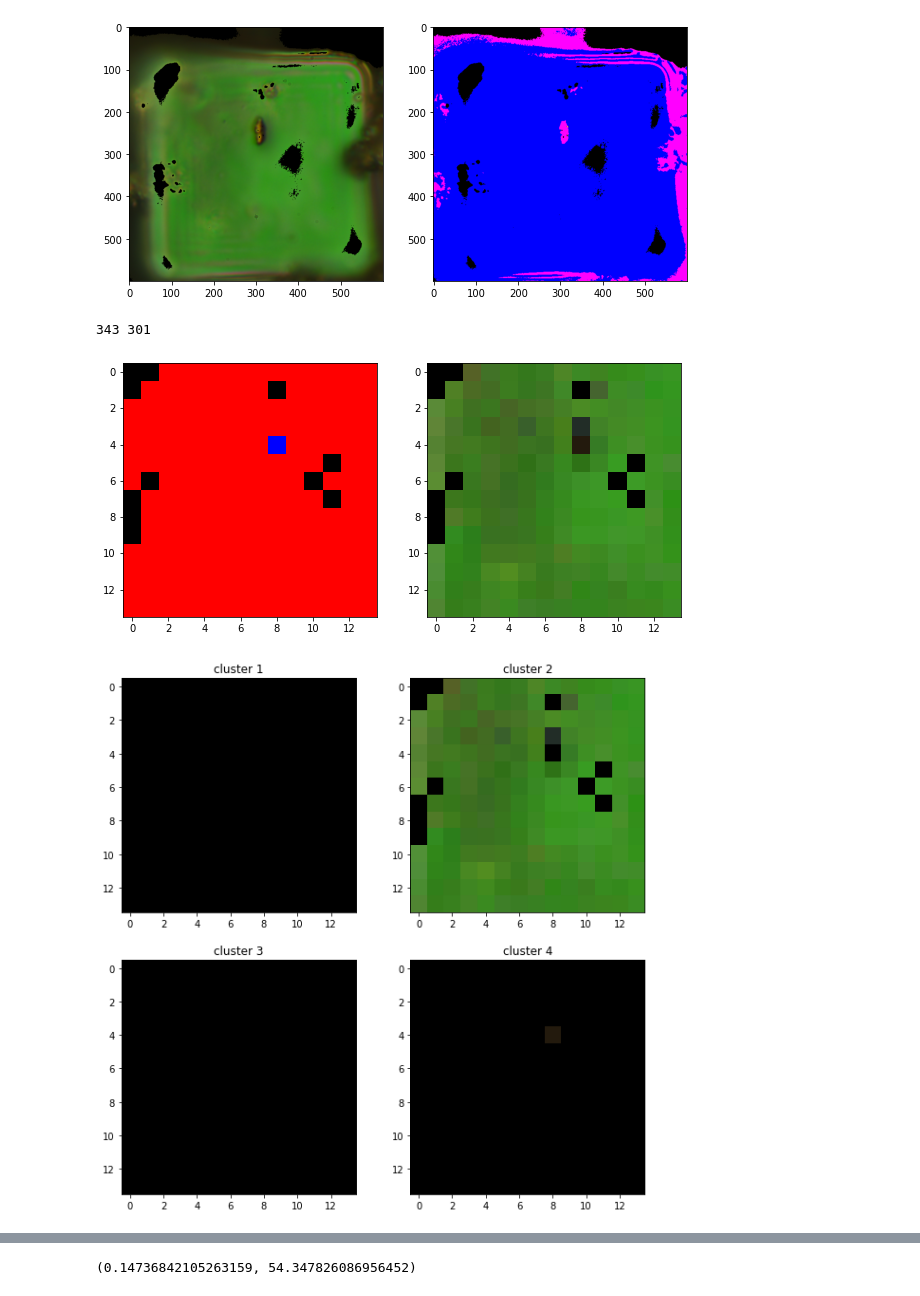
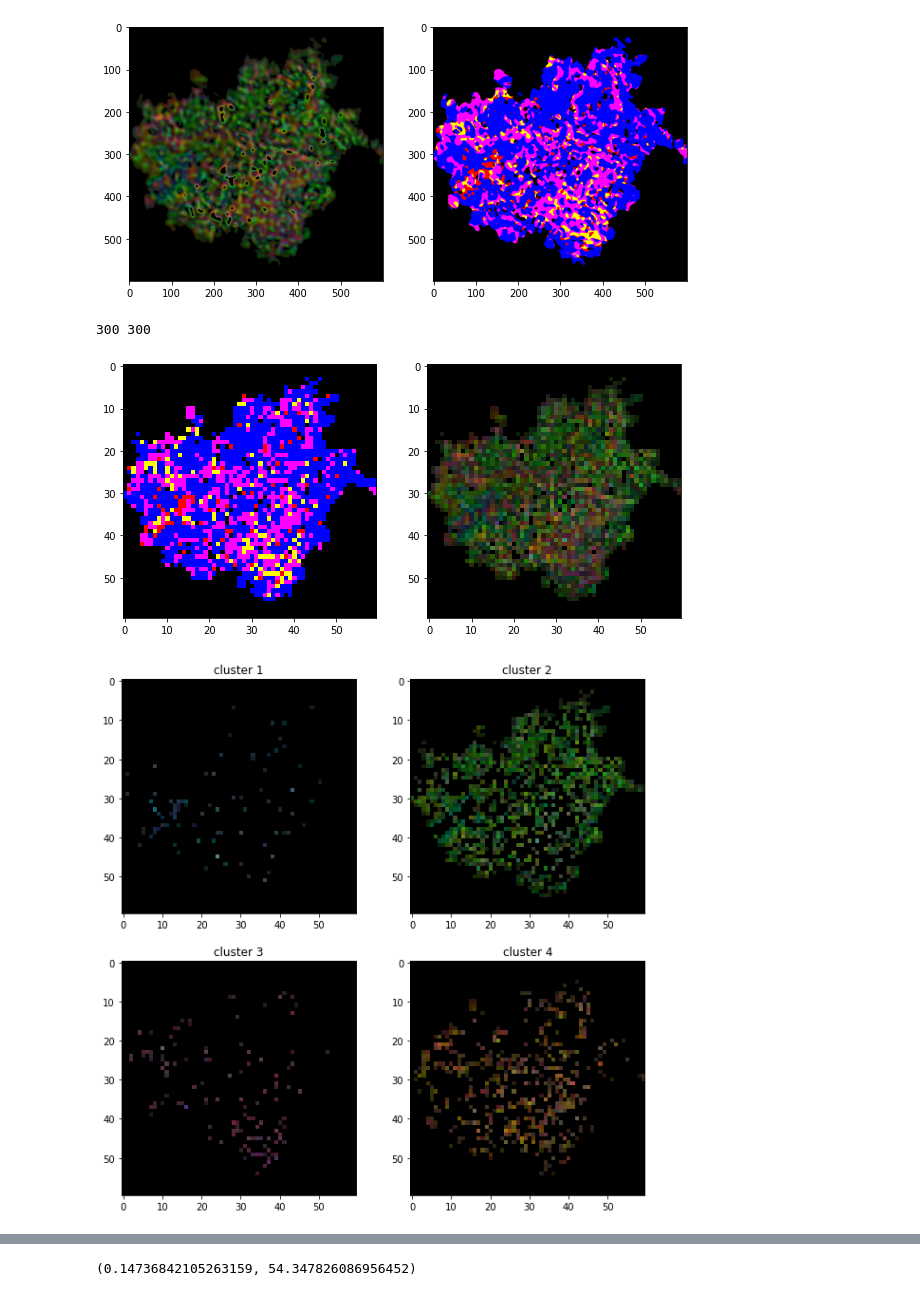
Before and after one commit to makamoa/bio, a Jupyter notebook: ImageOptimization.ipynb, the cells around one changed output, grey strips where cells are left out. Cells and saved outputs as stored; diff of their text form; code cells hidden in the pictures.

```diff
--- a/ImageOptimization.ipynb
+++ b/ImageOptimization.ipynb
@@ -142,10 +117,9 @@ array([ 1.2       ,  1.20300501,  1.20601002,  1.20901503,  1.21202003,
 # %%
 REMOVE_BG_COLOR = False
-labels = np.load(METADATA + 'fake_luv_labels.npy')
+labels = np.load(METADATA + 'cancer_luv_labels_final.npy')
 n_clusters = np.max(labels)
-colors = np.load(METADATA + 'fake_rgb_colors_luv.npy')
+colors = np.load(METADATA + 'cancer_rgb_colors_luv_final.npy')
 bg_mask = colors == 0
-estimated_bg_color = np.array([0.15916537, 0.09319147, 0.02424557])
 plt.figure(figsize=[10,5])
 plt.subplot(121)
 plt.imshow(colors)
@@ -153,34 +127,33 @@ plt.subplot(122)
 plt.imshow(label2rgb(labels,bg_label=0))
 plt.show()
 # %% [output]
-[figure, old version]
+[figure, new version]
 # %%
 wx, wy = colors.shape[:2]
-dx = 200
-dy = 200
-xc = np.random.randint(dx,wx-dx)
-yc = np.random.randint(dy,wy-dy)
+dx = wx // 2
+dy = wy // 2
+xc = wx // 2
+yc = wy // 2
 print(xc,yc)
-skip = 30
-xc, yc = (334, 275)
+skip = 10
 
 cut_x = [xc-dx,xc+dx]
 cut_y = [yc-dy,yc+dy]
 x_crop = slice(cut_x[0],cut_x[1], skip)
 y_crop = slice(cut_y[0],cut_y[1], skip)
 
 labels = labels[x_crop,y_crop]
 colors = colors[x_crop,y_crop]
 
 plt.figure(figsize=[10,5])
 plt.subplot(121)
 plt.imshow(label2rgb(labels,bg_label=0))
 plt.subplot(122)
 plt.imshow(colors)
 plt.show()
 # %% [output]
-343 301
+300 300
-[figure, old version]
+[figure, new version]
 # %%
 def show_cluster(labels, colors=None, cluster=1, ax=None):
     if ax is None:
@@ -192,16 +165,16 @@ def show_cluster(labels, colors=None, cluster=1, ax=None):
         ax.imshow(labels)
     else:
         colors = colors.copy()
-        colors[~mask] = [0.0,0.0,0.0]
+        colors[~mask] = 0
         ax.imshow(colors)
 
 fig, axes = plt.subplots(2,2,figsize=[10,10])
-show_cluster(labels,colors,cluster=4)
+show_cluster(labels,colors,cluster=1)
 for i, ax in enumerate(axes.flatten(),1):
     ax.set_title('cluster %d' % i)
     show_cluster(labels,colors,cluster=i,ax=ax)
 # %% [output]
-[figure, old version]
+[figure, new version]
 # %%
 bg_mask = labels == 0
 cluster_masks = []
```
Also changed, not shown: parts of 12 cells of this notebook, 4 other files.
